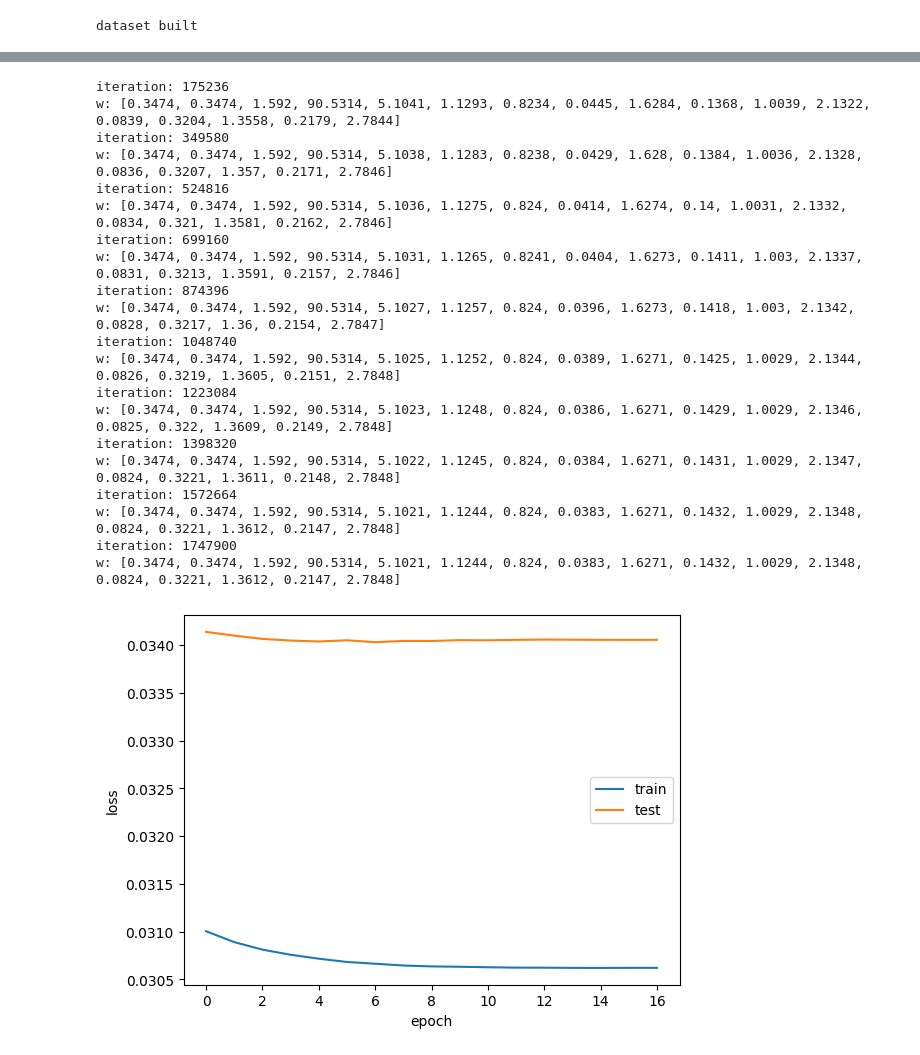
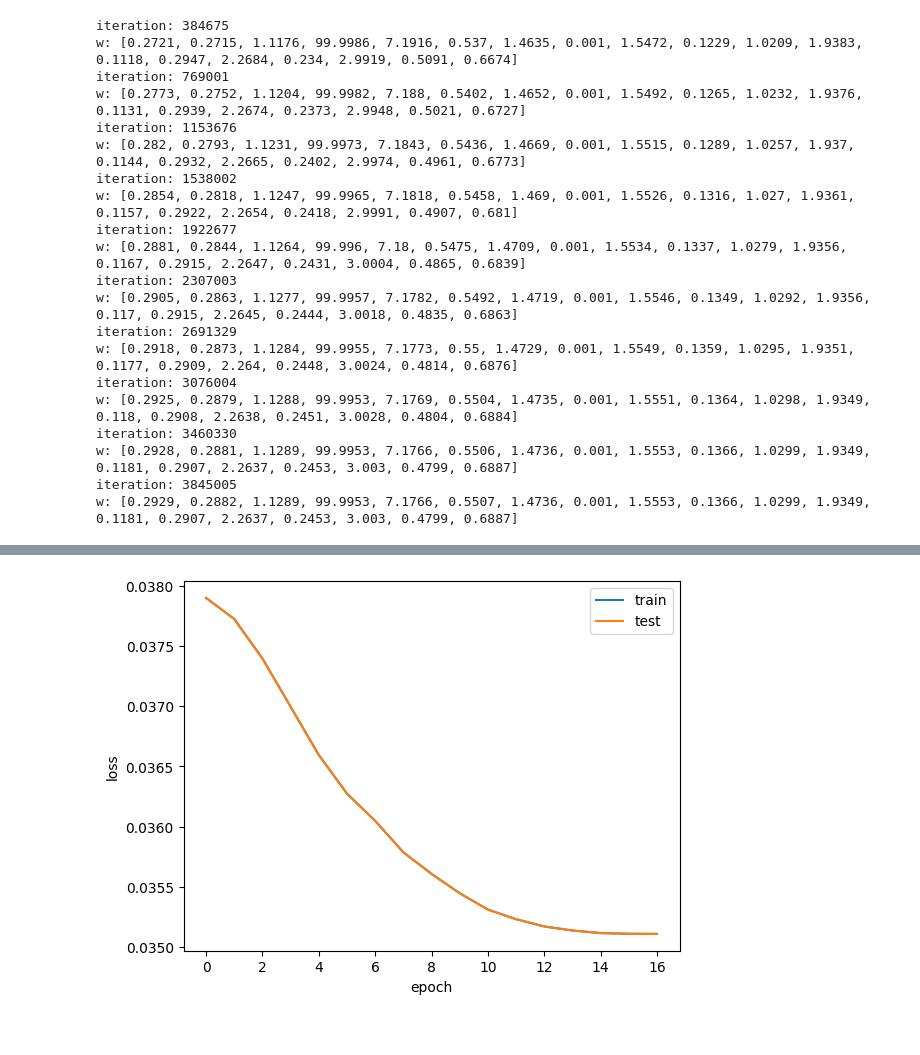
Before and after one commit to open-spaced-repetition/spaced-repetition-algorithm-metric, a Jupyter notebook: ICILoss.ipynb, the cells around one changed output, grey strips where cells are left out. Cells and saved outputs as stored; diff of their text form; code cells hidden in the pictures.

```diff
--- a/ICILoss.ipynb
+++ b/ICILoss.ipynb
@@ -47,7 +46,7 @@ class ICILoss(nn.Module):
         # return self.loss_fn(predictions, observation)
         return torch.sqrt(self.loss_fn(predictions, observation))
 # %%
-from fsrs_optimizer import Trainer, lineToTensor, StratifiedGroupKFold
+from fsrs_optimizer import Trainer, lineToTensor
 import numpy as np
 
 lr: float = 1e-4
@@ -63,27 +62,35 @@ dataset["tensor"] = dataset.progress_apply(
 )
 dataset["group"] = dataset["r_history"] + dataset["t_history"]
 
-w = []
-plots = []
-sgkf = StratifiedGroupKFold(n_splits=n_splits)
-for train_index, test_index in sgkf.split(dataset, dataset["i"], dataset["group"]):
-    train_set = dataset.iloc[train_index].copy()
-    test_set = dataset.iloc[test_index].copy()
-    trainer = Trainer(
-        train_set,
-        test_set,
-        optimizer.init_w,
-        n_epoch=n_epoch,
-        lr=lr,
-        batch_size=batch_size,
-    )
-    trainer.loss_fn = ICILoss()
-    w.append(trainer.train(verbose=verbose))
-    if verbose:
-        plots.append(trainer.plot())
-
-w = np.array(w)
-avg_w = np.round(np.mean(w, axis=0), 4)
-optimizer.w = avg_w.tolist()
+trainer = Trainer(
+    dataset,
+    dataset,
+    optimizer.init_w,
+    n_epoch=n_epoch,
+    lr=lr,
+    batch_size=batch_size,
+)
+trainer.loss_fn = ICILoss()
+optimizer.w = trainer.train(verbose=verbose)
+trainer.plot()
 # %% [output]
-dataset built
+iteration: 384675
+w: [0.2721, 0.2715, 1.1176, 99.9986, 7.1916, 0.537, 1.4635, 0.001, 1.5472, 0.1229, 1.0209, 1.9383, 0.1118, 0.2947, 2.2684, 0.234, 2.9919, 0.5091, 0.6674]
+iteration: 769001
+w: [0.2773, 0.2752, 1.1204, 99.9982, 7.188, 0.5402, 1.4652, 0.001, 1.5492, 0.1265, 1.0232, 1.9376, 0.1131, 0.2939, 2.2674, 0.2373, 2.9948, 0.5021, 0.6727]
+iteration: 1153676
+w: [0.282, 0.2793, 1.1231, 99.9973, 7.1843, 0.5436, 1.4669, 0.001, 1.5515, 0.1289, 1.0257, 1.937, 0.1144, 0.2932, 2.2665, 0.2402, 2.9974, 0.4961, 0.6773]
+iteration: 1538002
+w: [0.2854, 0.2818, 1.1247, 99.9965, 7.1818, 0.5458, 1.469, 0.001, 1.5526, 0.1316, 1.027, 1.9361, 0.1157, 0.2922, 2.2654, 0.2418, 2.9991, 0.4907, 0.681]
+iteration: 1922677
+w: [0.2881, 0.2844, 1.1264, 99.996, 7.18, 0.5475, 1.4709, 0.001, 1.5534, 0.1337, 1.0279, 1.9356, 0.1167, 0.2915, 2.2647, 0.2431, 3.0004, 0.4865, 0.6839]
+iteration: 2307003
+w: [0.2905, 0.2863, 1.1277, 99.9957, 7.1782, 0.5492, 1.4719, 0.001, 1.5546, 0.1349, 1.0292, 1.9356, 0.117, 0.2915, 2.2645, 0.2444, 3.0018, 0.4835, 0.6863]
+iteration: 2691329
+w: [0.2918, 0.2873, 1.1284, 99.9955, 7.1773, 0.55, 1.4729, 0.001, 1.5549, 0.1359, 1.0295, 1.9351, 0.1177, 0.2909, 2.264, 0.2448, 3.0024, 0.4814, 0.6876]
+iteration: 3076004
+w: [0.2925, 0.2879, 1.1288, 99.9953, 7.1769, 0.5504, 1.4735, 0.001, 1.5551, 0.1364, 1.0298, 1.9349, 0.118, 0.2908, 2.2638, 0.2451, 3.0028, 0.4804, 0.6884]
+iteration: 3460330
+w: [0.2928, 0.2881, 1.1289, 99.9953, 7.1766, 0.5506, 1.4736, 0.001, 1.5553, 0.1366, 1.0299, 1.9349, 0.1181, 0.2907, 2.2637, 0.2453, 3.003, 0.4799, 0.6887]
+iteration: 3845005
+w: [0.2929, 0.2882, 1.1289, 99.9953, 7.1766, 0.5507, 1.4736, 0.001, 1.5553, 0.1366, 1.0299, 1.9349, 0.1181, 0.2907, 2.2637, 0.2453, 3.003, 0.4799, 0.6887]
@@ -107,21 +97 @@ dataset built
-iteration: 175236
-w: [0.3474, 0.3474, 1.592, 90.5314, 5.1041, 1.1293, 0.8234, 0.0445, 1.6284, 0.1368, 1.0039, 2.1322, 0.0839, 0.3204, 1.3558, 0.2179, 2.7844]
-iteration: 349580
-w: [0.3474, 0.3474, 1.592, 90.5314, 5.1038, 1.1283, 0.8238, 0.0429, 1.628, 0.1384, 1.0036, 2.1328, 0.0836, 0.3207, 1.357, 0.2171, 2.7846]
-iteration: 524816
-w: [0.3474, 0.3474, 1.592, 90.5314, 5.1036, 1.1275, 0.824, 0.0414, 1.6274, 0.14, 1.0031, 2.1332, 0.0834, 0.321, 1.3581, 0.2162, 2.7846]
-iteration: 699160
-w: [0.3474, 0.3474, 1.592, 90.5314, 5.1031, 1.1265, 0.8241, 0.0404, 1.6273, 0.1411, 1.003, 2.1337, 0.0831, 0.3213, 1.3591, 0.2157, 2.7846]
-iteration: 874396
-w: [0.3474, 0.3474, 1.592, 90.5314, 5.1027, 1.1257, 0.824, 0.0396, 1.6273, 0.1418, 1.003, 2.1342, 0.0828, 0.3217, 1.36, 0.2154, 2.7847]
-iteration: 1048740
-w: [0.3474, 0.3474, 1.592, 90.5314, 5.1025, 1.1252, 0.824, 0.0389, 1.6271, 0.1425, 1.0029, 2.1344, 0.0826, 0.3219, 1.3605, 0.2151, 2.7848]
-iteration: 1223084
-w: [0.3474, 0.3474, 1.592, 90.5314, 5.1023, 1.1248, 0.824, 0.0386, 1.6271, 0.1429, 1.0029, 2.1346, 0.0825, 0.322, 1.3609, 0.2149, 2.7848]
-iteration: 1398320
-w: [0.3474, 0.3474, 1.592, 90.5314, 5.1022, 1.1245, 0.824, 0.0384, 1.6271, 0.1431, 1.0029, 2.1347, 0.0824, 0.3221, 1.3611, 0.2148, 2.7848]
-iteration: 1572664
-w: [0.3474, 0.3474, 1.592, 90.5314, 5.1021, 1.1244, 0.824, 0.0383, 1.6271, 0.1432, 1.0029, 2.1348, 0.0824, 0.3221, 1.3612, 0.2147, 2.7848]
-iteration: 1747900
-w: [0.3474, 0.3474, 1.592, 90.5314, 5.1021, 1.1244, 0.824, 0.0383, 1.6271, 0.1432, 1.0029, 2.1348, 0.0824, 0.3221, 1.3612, 0.2147, 2.7848]
-[figure, old version]
+[figure, new version]
```
Also changed, not shown: parts of 5 cells of this notebook.
